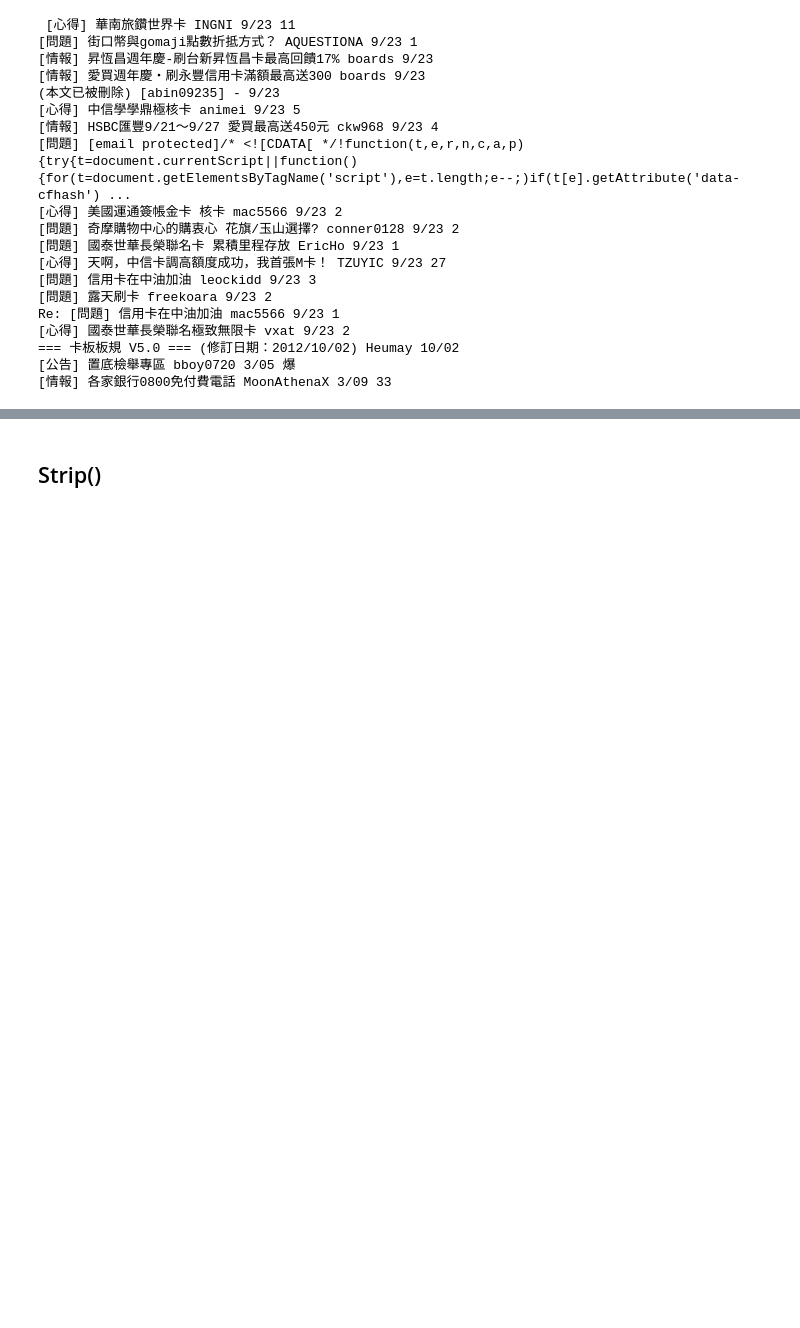
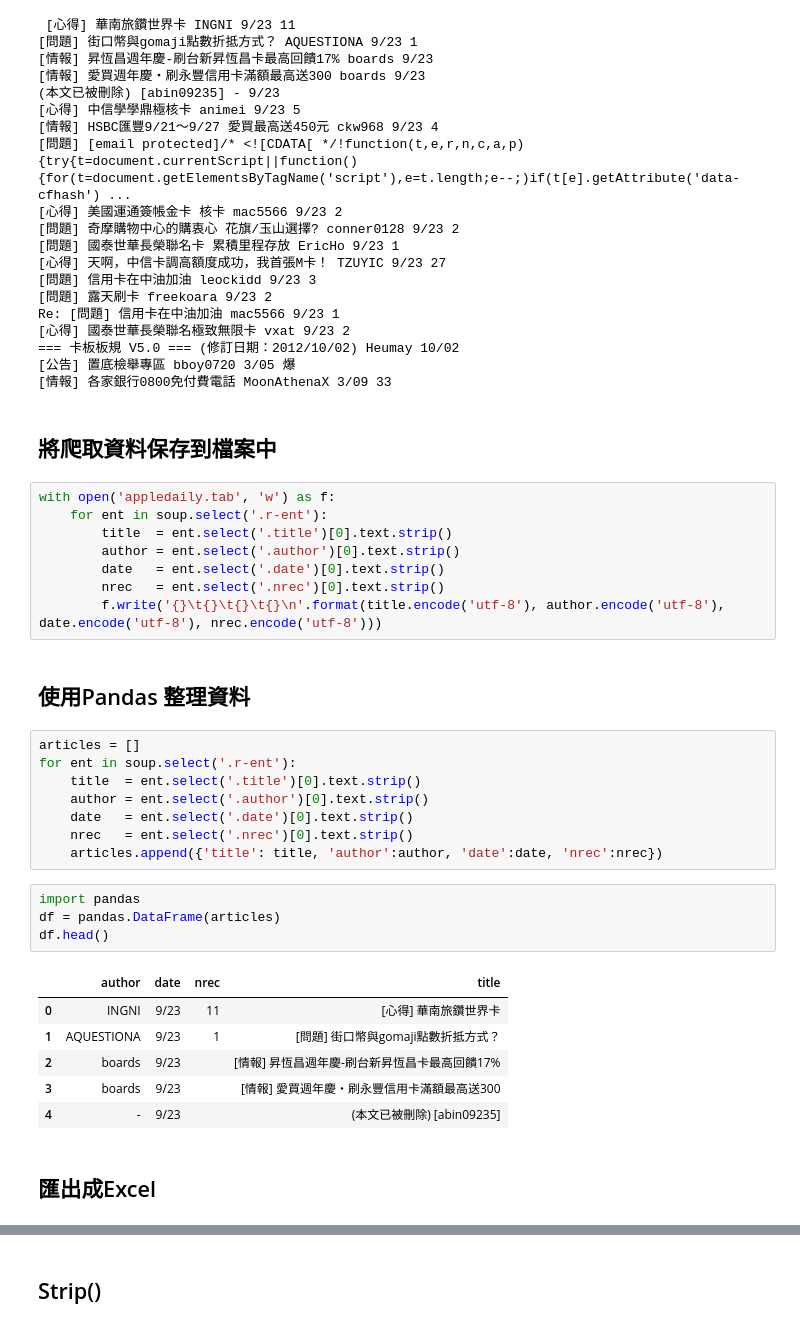
Before and after one commit to ywchiu/pyfintech2, a Jupyter notebook: 20160923Demo.ipynb, the cells around one changed output, grey strips where cells are left out. Cells and saved outputs as stored; diff of their text form; blank space fills up the shorter version.

Commit message:
add pandas to organize data

```diff
--- a/20160923Demo.ipynb
+++ b/20160923Demo.ipynb
@@ -297,3 +297,36 @@ Re: [問題] 信用卡在中油加油 mac5566 9/23 1
 === 卡板板規 V5.0 === (修訂日期：2012/10/02) Heumay 10/02
 [公告] 置底檢舉專區 bboy0720 3/05 爆
 [情報] 各家銀行0800免付費電話 MoonAthenaX 3/09 33
+# %% [markdown]
+## 將爬取資料保存到檔案中
+# %%
+with open('appledaily.tab', 'w') as f:
+    for ent in soup.select('.r-ent'):
+        title  = ent.select('.title')[0].text.strip()
+        author = ent.select('.author')[0].text.strip()
+        date   = ent.select('.date')[0].text.strip()
+        nrec   = ent.select('.nrec')[0].text.strip()
+        f.write('{}\t{}\t{}\t{}\n'.format(title.encode('utf-8'), author.encode('utf-8'), date.encode('utf-8'), nrec.encode('utf-8')))
+# %% [markdown]
+## 使用Pandas 整理資料
+# %%
+articles = []
+for ent in soup.select('.r-ent'):
+    title  = ent.select('.title')[0].text.strip()
+    author = ent.select('.author')[0].text.strip()
+    date   = ent.select('.date')[0].text.strip()
+    nrec   = ent.select('.nrec')[0].text.strip()
+    articles.append({'title': title, 'author':author, 'date':date, 'nrec':nrec})
+# %%
+import pandas
+df = pandas.DataFrame(articles)
+df.head()
+# %% [output]
+|  | author | date | nrec | title |
+| 0 | INGNI | 9/23 | 11 | [心得] 華南旅鑽世界卡 |
+| 1 | AQUESTIONA | 9/23 | 1 | [問題] 街口幣與gomaji點數折抵方式？ |
+| 2 | boards | 9/23 |  | [情報] 昇恆昌週年慶-刷台新昇恆昌卡最高回饋17% |
+| 3 | boards | 9/23 |  | [情報] 愛買週年慶‧刷永豐信用卡滿額最高送300 |
+| 4 | - | 9/23 |  | (本文已被刪除) [abin09235] |
+# %% [markdown]
+## 匯出成Excel
```
Also changed, not shown: parts of 5 cells of this notebook.
